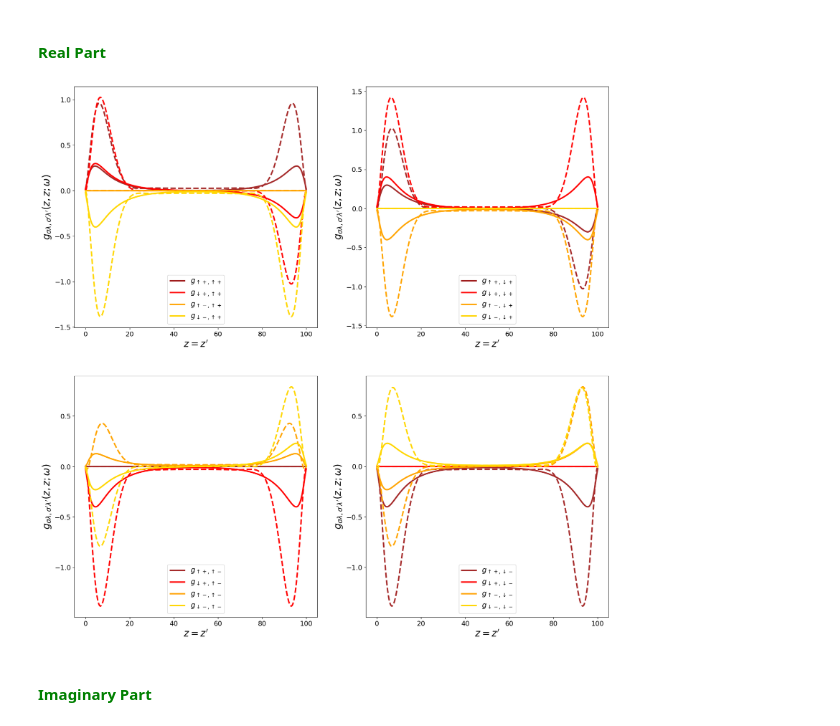
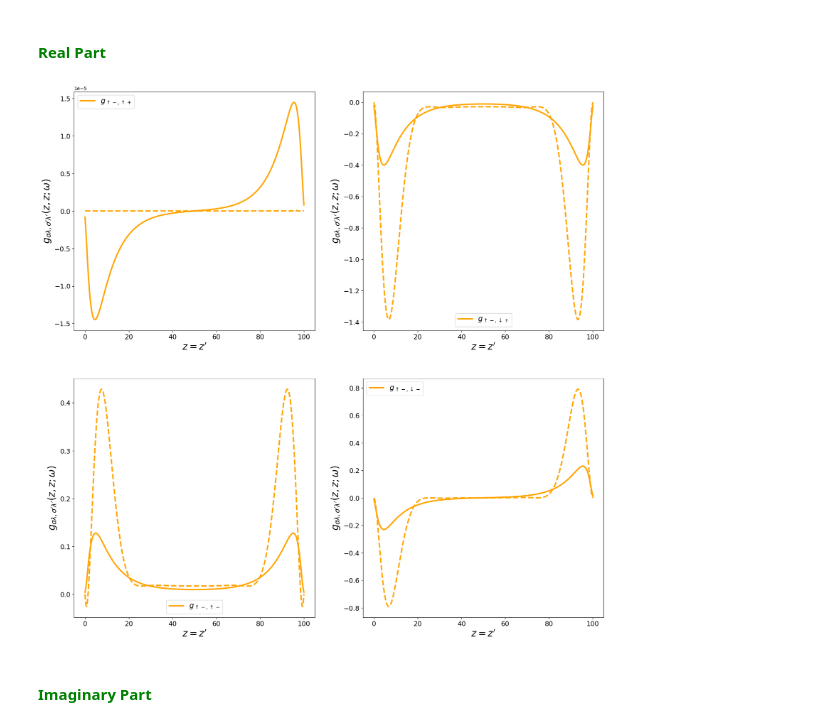
Before and after one commit to danidimic/MTI_SC_Gorkov, a Jupyter notebook: GMTI_Results.ipynb, the cells around one changed output. Cells and saved outputs as stored; diff of their text form; code cells hidden in the pictures.

```diff
--- a/GMTI_Results.ipynb
+++ b/GMTI_Results.ipynb
@@ -48,35 +48,35 @@ labels = [["$g_{\\uparrow +, \\uparrow +}$", "$g_{\\uparrow +, \downarrow +}$",
           ["$g_{\\uparrow -, \\uparrow +}$", "$g_{\\uparrow -, \downarrow +}$", "$g_{\\uparrow -, \\uparrow -}$", "$g_{\\uparrow -, \downarrow -}$"],
           ["$g_{\downarrow -, \\uparrow +}$", "$g_{\downarrow -, \downarrow +}$", "$g_{\downarrow -, \\uparrow -}$", "$g_{\downarrow -, \downarrow -}$"]]
 
 
 # subplots
 fig, axs = plt.subplots(2,2, figsize=(20, 20))
 
 # indices referred to GF matrix
 for icol in range(4):
 
     # indices for plotting
     if icol==0: iPic = 0; jPic = 0
     if icol==1: iPic = 0; jPic = 1
     if icol==2: iPic = 1; jPic = 0
     if icol==3: iPic = 1; jPic = 1
 
-    for irow in range(4):
+    for irow in range(2,3):
 
         # plot approximate results
         axs[iPic][jPic].plot(lattice, [gfapprox[idx][irow][icol].real for idx in range(Nlat)], c=colors[irow], lw=3, label=labels[irow][icol] )
 
         # plot exact results
         axs[iPic][jPic].plot(lattice, [gfexact[idx][irow][icol].real for idx in range(Nlat)], '--', c=colors[irow], lw=3)#, label=labels[irow][icol] )
 
 
     axs[iPic][jPic].set_xlabel("$z=z'$", fontsize = 20)
     axs[iPic][jPic].set_ylabel("$g_{\sigma\lambda, \sigma'\lambda'}(z,z;\omega)$", fontsize = 20)
 
     axs[iPic][jPic].tick_params(axis='both', which='major', labelsize=14)
     axs[iPic][jPic].legend(fontsize=15);
 # %% [output]
-[figure, old version]
+[figure, new version]
 # %% [markdown]
 #### <font color='green'> **Imaginary Part** </font>
 # %%
```
Also changed, not shown: 1 other file.
